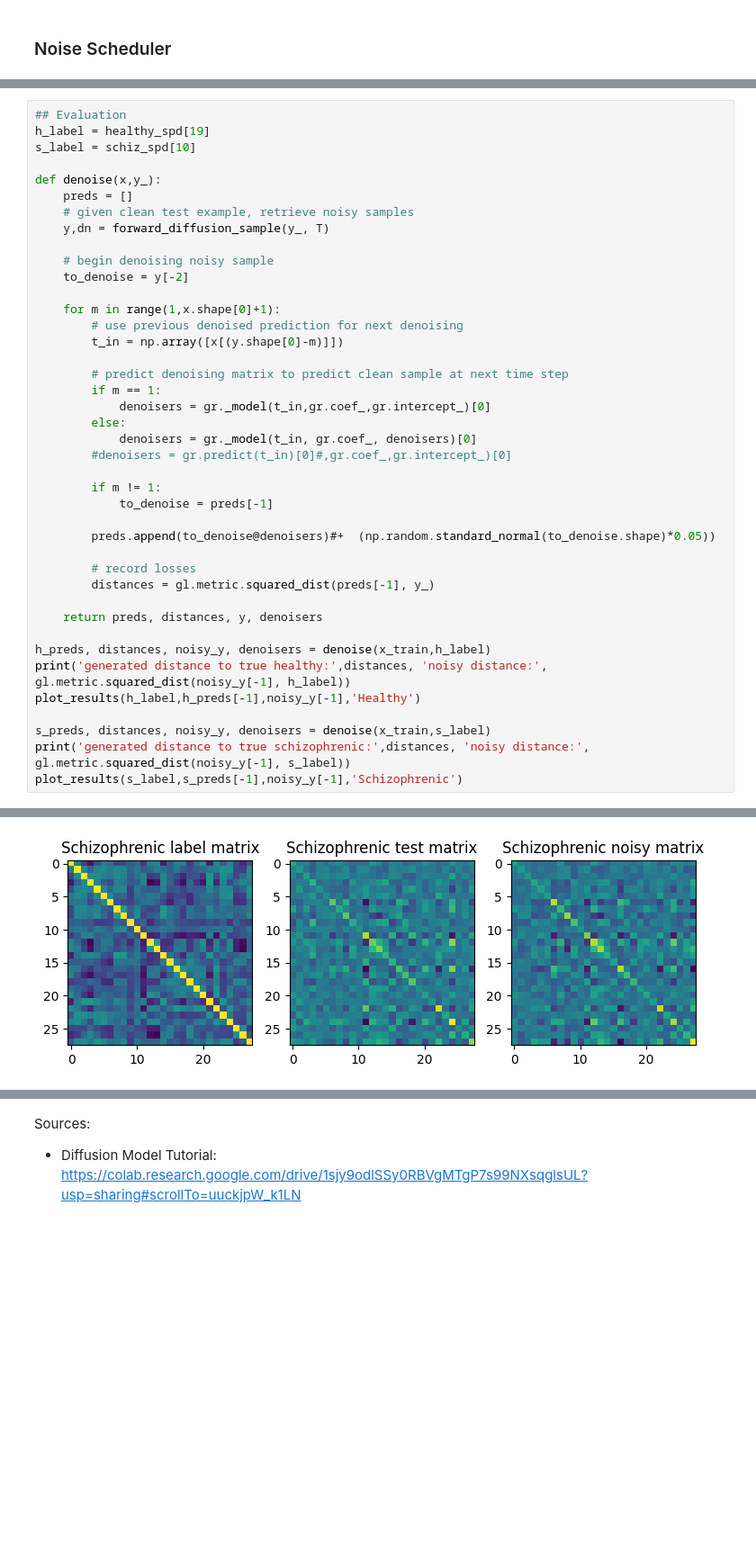
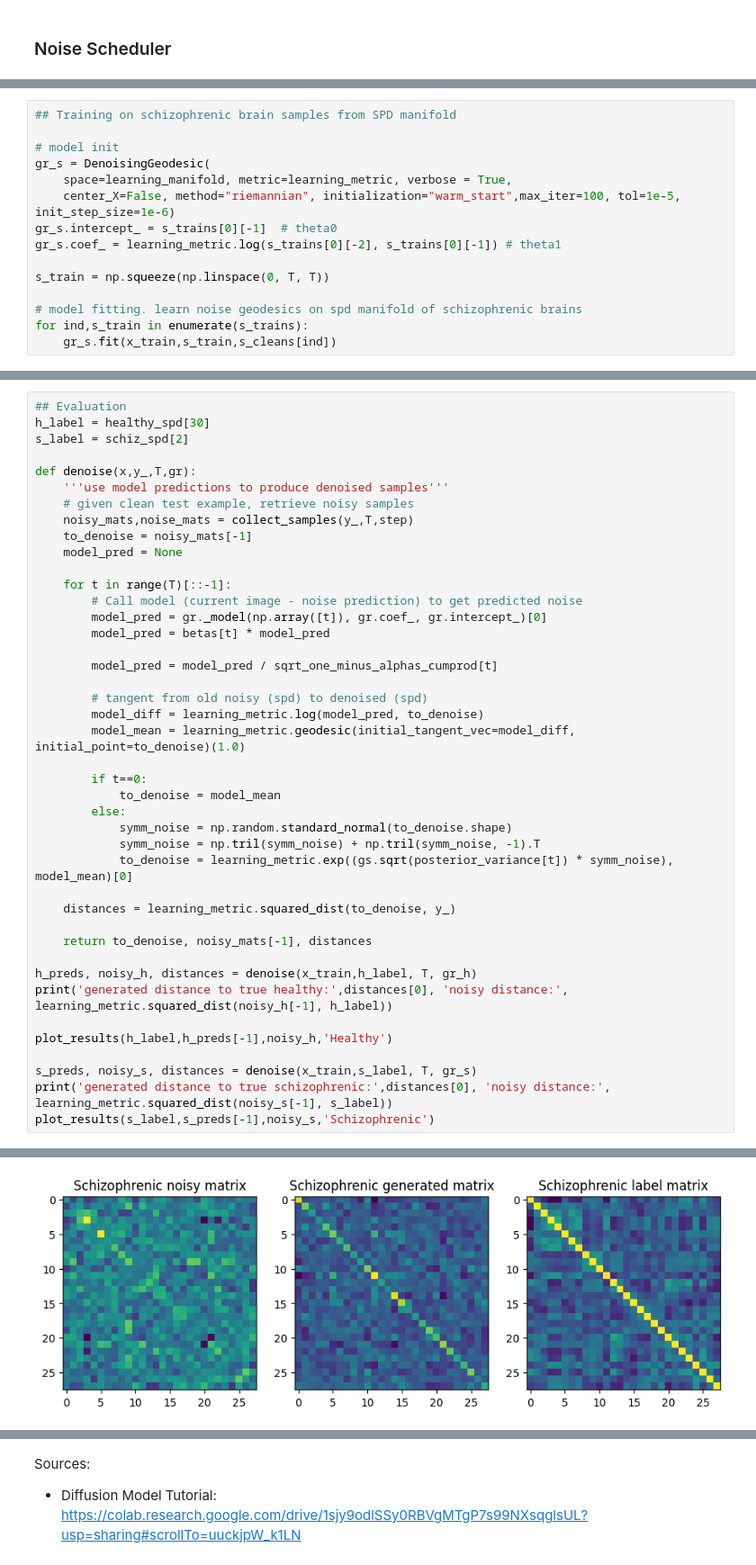
Before and after one commit to mariannearriola/dd-brain-shapes, a Jupyter notebook: shape_project.ipynb, the cells around one changed output, grey strips where cells are left out. Shown at 90% size. Cells and saved outputs as stored; diff of their text form; blank space fills up the shorter version.

```diff
--- a/shape_project.ipynb
+++ b/shape_project.ipynb
@@ -185,0 +211,15 @@ INFO: Number of gradient evaluations: 1, Number of gradient iterations: 1 loss a
+# %%
+## Training on schizophrenic brain samples from SPD manifold
+
+# model init
+gr_s = DenoisingGeodesic(
+    space=learning_manifold, metric=learning_metric, verbose = True,
+    center_X=False, method="riemannian", initialization="warm_start",max_iter=100, tol=1e-5, init_step_size=1e-6)
+gr_s.intercept_ = s_trains[0][-1]  # theta0
+gr_s.coef_ = learning_metric.log(s_trains[0][-2], s_trains[0][-1]) # theta1
+
+s_train = np.squeeze(np.linspace(0, T, T))
+
+# model fitting. learn noise geodesics on spd manifold of schizophrenic brains
+for ind,s_train in enumerate(s_trains):
+    gr_s.fit(x_train,s_train,s_cleans[ind])
@@ -186,42 +249,43 @@ INFO: Number of gradient evaluations: 1, Number of gradient iterations: 1 loss a
 # %%
 ## Evaluation
-h_label = healthy_spd[19]
-s_label = schiz_spd[10]
+h_label = healthy_spd[30]
+s_label = schiz_spd[2]
 
-def denoise(x,y_):
-    preds = []
+def denoise(x,y_,T,gr):
+    '''use model predictions to produce denoised samples'''
     # given clean test example, retrieve noisy samples
-    y,dn = forward_diffusion_sample(y_, T)
+    noisy_mats,noise_mats = collect_samples(y_,T,step)
+    to_denoise = noisy_mats[-1]
+    model_pred = None
 
-    # begin denoising noisy sample
-    to_denoise = y[-2]
+    for t in range(T)[::-1]:
+        # Call model (current image - noise prediction) to get predicted noise
+        model_pred = gr._model(np.array([t]), gr.coef_, gr.intercept_)[0]
+        model_pred = betas[t] * model_pred
 
-    for m in range(1,x.shape[0]+1):
-        # use previous denoised prediction for next denoising
-        t_in = np.array([x[(y.shape[0]-m)]])
+        model_pred = model_pred / sqrt_one_minus_alphas_cumprod[t]
 
-        # predict denoising matrix to predict clean sample at next time step
-        if m == 1:
-            denoisers = gr._model(t_in,gr.coef_,gr.intercept_)[0]
+        # tangent from old noisy (spd) to denoised (spd)
+        model_diff = learning_metric.log(model_pred, to_denoise)
+        model_mean = learning_metric.geodesic(initial_tangent_vec=model_diff, initial_point=to_denoise)(1.0)
+
+        if t==0:
+            to_denoise = model_mean
         else:
-            denoisers = gr._model(t_in, gr.coef_, denoisers)[0]
-        #denoisers = gr.predict(t_in)[0]#,gr.coef_,gr.intercept_)[0]
+            symm_noise = np.random.standard_normal(to_denoise.shape)
+            symm_noise = np.tril(symm_noise) + np.tril(symm_noise, -1).T
+            to_denoise = learning_metric.exp((gs.sqrt(posterior_variance[t]) * symm_noise), model_mean)[0]
 
-        if m != 1:
-            to_denoise = preds[-1]
+    distances = learning_metric.squared_dist(to_denoise, y_)
 
-        preds.append(to_denoise@denoisers)#+  (np.random.standard_normal(to_denoise.shape)*0.05))
+    return to_denoise, noisy_mats[-1], distances
 
-        # record losses
-        distances = gl.metric.squared_dist(preds[-1], y_)
+h_preds, noisy_h, distances = denoise(x_train,h_label, T, gr_h)
+print('generated distance to true healthy:',distances[0], 'noisy distance:', learning_metric.squared_dist(noisy_h[-1], h_label))
 
-    return preds, distances, y, denoisers
+plot_results(h_label,h_preds[-1],noisy_h,'Healthy')
 
-h_preds, distances, noisy_y, denoisers = denoise(x_train,h_label)
-print('generated distance to true healthy:',distances, 'noisy distance:', gl.metric.squared_dist(noisy_y[-1], h_label))
-plot_results(h_label,h_preds[-1],noisy_y[-1],'Healthy')
-
-s_preds, distances, noisy_y, denoisers = denoise(x_train,s_label)
-print('generated distance to true schizophrenic:',distances, 'noisy distance:', gl.metric.squared_dist(noisy_y[-1], s_label))
-plot_results(s_label,s_preds[-1],noisy_y[-1],'Schizophrenic')
+s_preds, noisy_s, distances = denoise(x_train,s_label, T, gr_s)
+print('generated distance to true schizophrenic:',distances[0], 'noisy distance:', learning_metric.squared_dist(noisy_s[-1], s_label))
+plot_results(s_label,s_preds[-1],noisy_s,'Schizophrenic')
 # %% [output]
@@ -230 +294 @@ generated distance to true schizophrenic: 2393.6299267487466 noisy distance: 260
-[figure, old version]
+[figure, new version]
```
Also changed, not shown: parts of 22 cells of this notebook, 2 other files.
